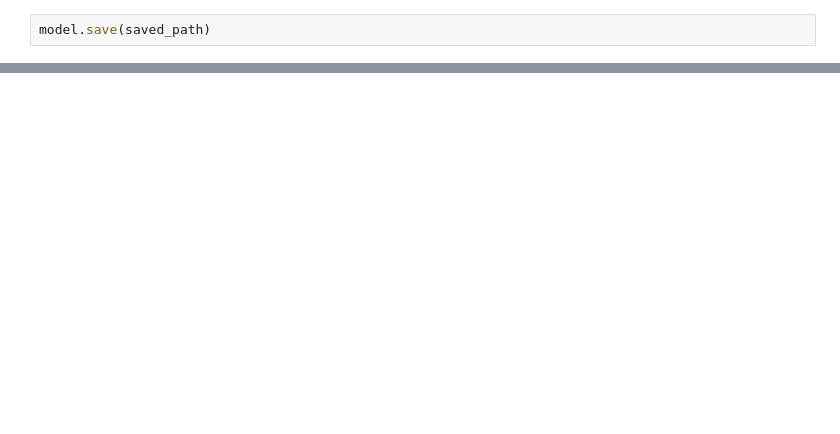
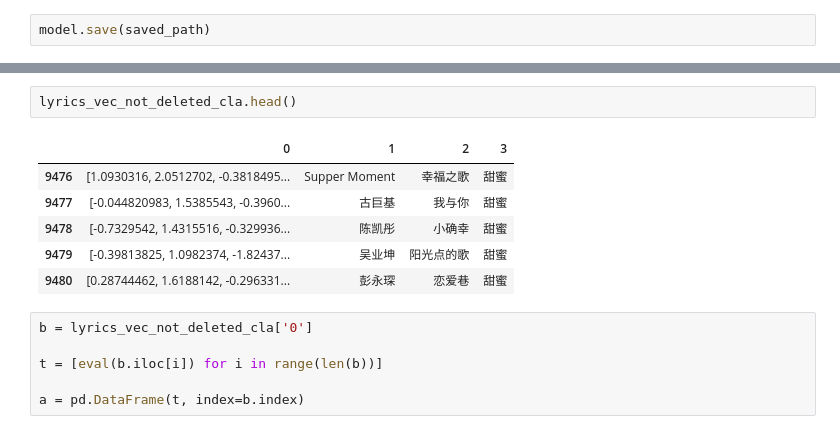
Before and after one commit to Thsss/Lyric_based_music_recommendation, a Jupyter notebook: model.ipynb, the cells around one changed output, grey strips where cells are left out. Drawn from its saved outputs; the diff is of its cells as text; blank space fills up the shorter version.

```diff
--- a/model.ipynb
+++ b/model.ipynb
@@ -61,0 +125,15 @@ recom_music(4330)
+# %%
+lyrics_vec_not_deleted_cla.head()
+# %% [output]
+|  | 0 | 1 | 2 | 3 |
+| 9476 | [1.0930316, 2.0512702, -0.3818495... | Supper Moment | 幸福之歌 | 甜蜜 |
+| 9477 | [-0.044820983, 1.5385543, -0.3960... | 古巨基 | 我与你 | 甜蜜 |
+| 9478 | [-0.7329542, 1.4315516, -0.329936... | 陈凯彤 | 小确幸 | 甜蜜 |
+| 9479 | [-0.39813825, 1.0982374, -1.82437... | 吴业坤 | 阳光点的歌 | 甜蜜 |
+| 9480 | [0.28744462, 1.6188142, -0.296331... | 彭永琛 | 恋爱巷 | 甜蜜 |
+# %%
+b = lyrics_vec_not_deleted_cla['0']
+
+t = [eval(b.iloc[i]) for i in range(len(b))]
+
+a = pd.DataFrame(t, index=b.index)
```
Also changed, not shown: parts of 38 cells of this notebook, 25 other files.
